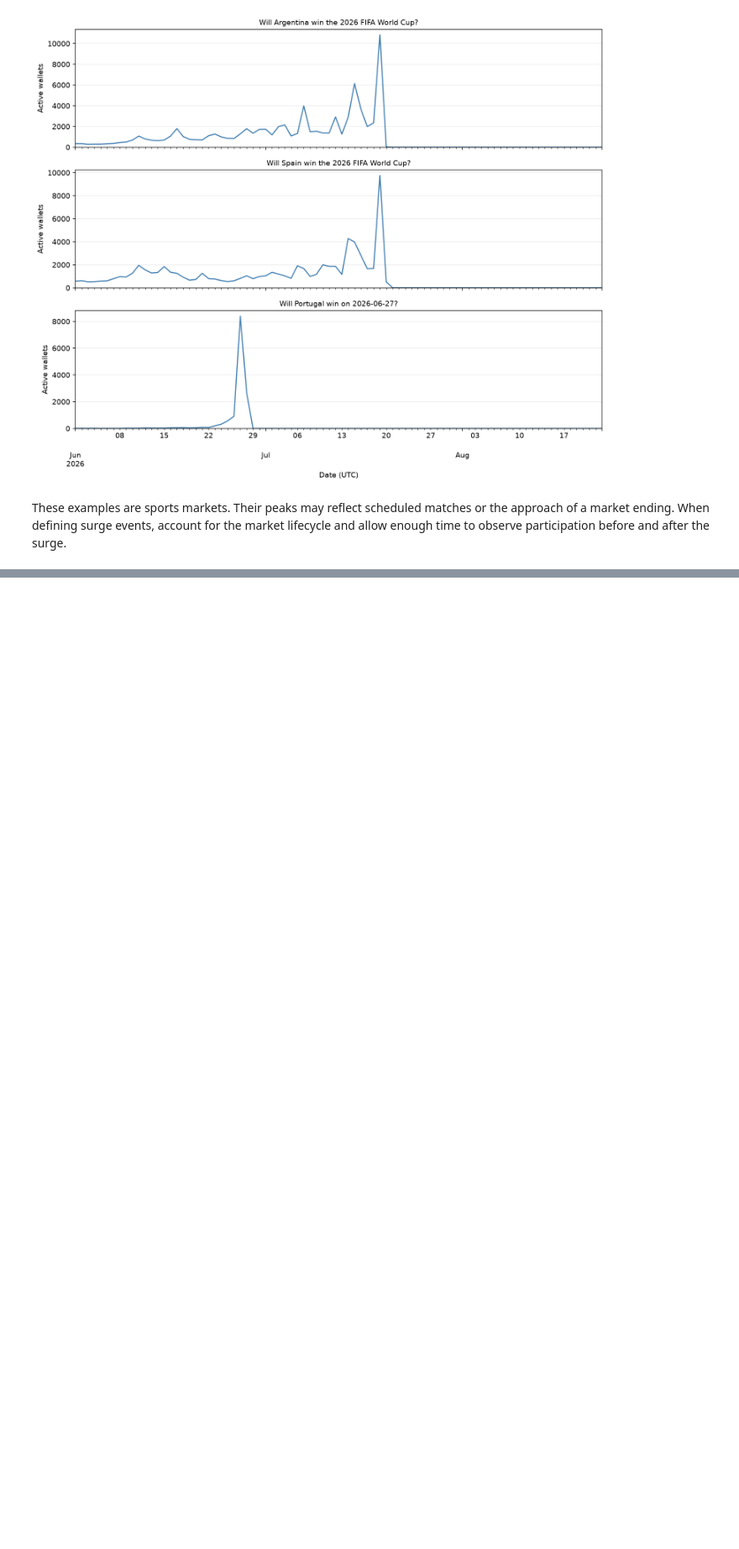
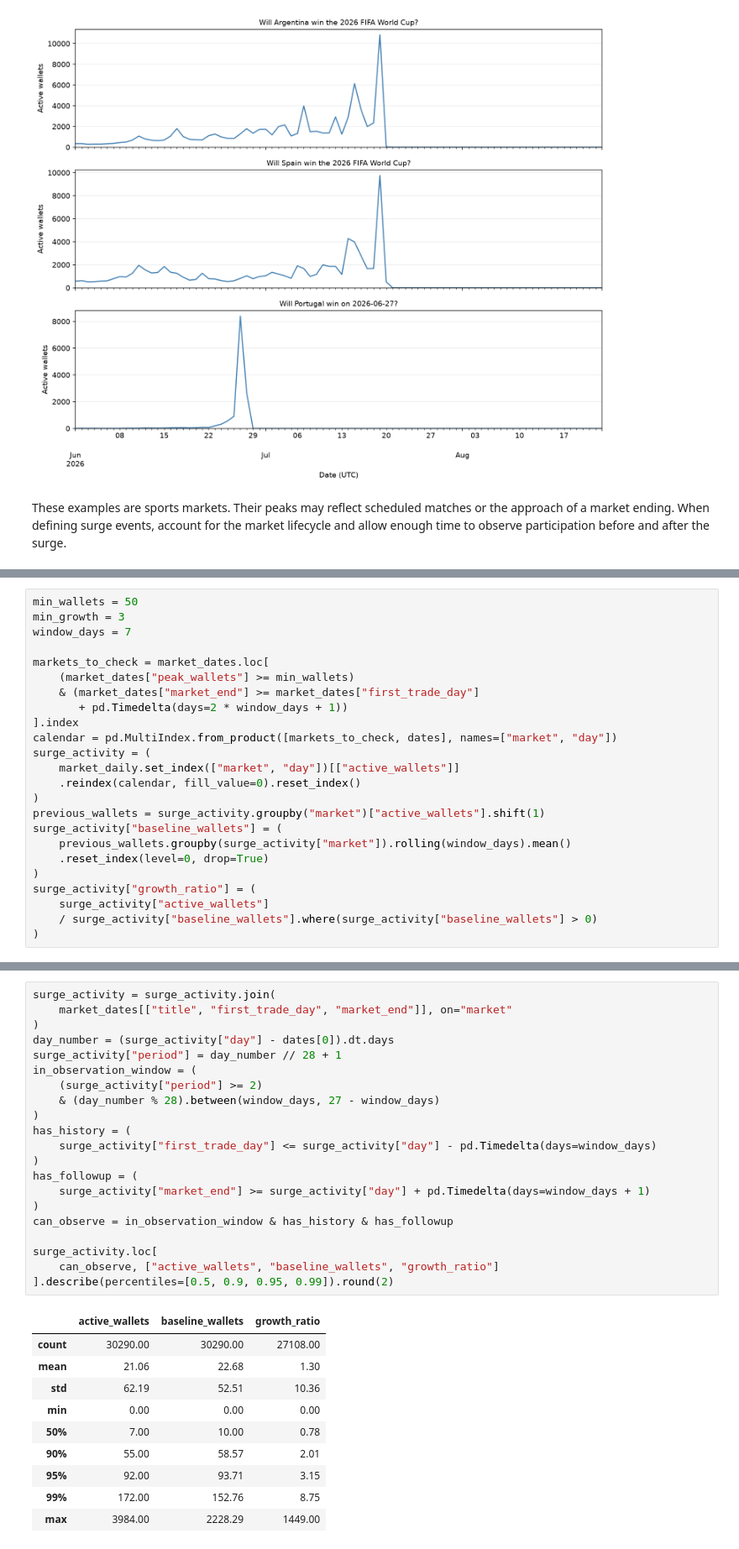
Before and after one commit to Cumuifreer/ucla-stats161-project, a Jupyter notebook: midterm.ipynb, the cells around one changed output, grey strips where cells are left out. Shown at 84% size. Drawn from its saved outputs; the diff is of its cells as text; blank space fills up the shorter version.

```diff
--- a/midterm.ipynb
+++ b/midterm.ipynb
@@ -418,0 +461,24 @@ These examples are sports markets. Their peaks may reflect scheduled matches or
+# %%
+min_wallets = 50
+min_growth = 3
+window_days = 7
+
+markets_to_check = market_dates.loc[
+    (market_dates["peak_wallets"] >= min_wallets)
+    & (market_dates["market_end"] >= market_dates["first_trade_day"]
+       + pd.Timedelta(days=2 * window_days + 1))
+].index
+calendar = pd.MultiIndex.from_product([markets_to_check, dates], names=["market", "day"])
+surge_activity = (
+    market_daily.set_index(["market", "day"])[["active_wallets"]]
+    .reindex(calendar, fill_value=0).reset_index()
+)
+previous_wallets = surge_activity.groupby("market")["active_wallets"].shift(1)
+surge_activity["baseline_wallets"] = (
+    previous_wallets.groupby(surge_activity["market"]).rolling(window_days).mean()
+    .reset_index(level=0, drop=True)
+)
+surge_activity["growth_ratio"] = (
+    surge_activity["active_wallets"]
+    / surge_activity["baseline_wallets"].where(surge_activity["baseline_wallets"] > 0)
+)
@@ -418,0 +489,32 @@ These examples are sports markets. Their peaks may reflect scheduled matches or
+# %%
+surge_activity = surge_activity.join(
+    market_dates[["title", "first_trade_day", "market_end"]], on="market"
+)
+day_number = (surge_activity["day"] - dates[0]).dt.days
+surge_activity["period"] = day_number // 28 + 1
+in_observation_window = (
+    (surge_activity["period"] >= 2)
+    & (day_number % 28).between(window_days, 27 - window_days)
+)
+has_history = (
+    surge_activity["first_trade_day"] <= surge_activity["day"] - pd.Timedelta(days=window_days)
+)
+has_followup = (
+    surge_activity["market_end"] >= surge_activity["day"] + pd.Timedelta(days=window_days + 1)
+)
+can_observe = in_observation_window & has_history & has_followup
+
+surge_activity.loc[
+    can_observe, ["active_wallets", "baseline_wallets", "growth_ratio"]
+].describe(percentiles=[0.5, 0.9, 0.95, 0.99]).round(2)
+# %% [output]
+|  | active_wallets | baseline_wallets | growth_ratio |
+| count | 30290.00 | 30290.00 | 27108.00 |
+| mean | 21.06 | 22.68 | 1.30 |
+| std | 62.19 | 52.51 | 10.36 |
+| min | 0.00 | 0.00 | 0.00 |
+| 50% | 7.00 | 10.00 | 0.78 |
+| 90% | 55.00 | 58.57 | 2.01 |
+| 95% | 92.00 | 93.71 | 3.15 |
+| 99% | 172.00 | 152.76 | 8.75 |
+| max | 3984.00 | 2228.29 | 1449.00 |
```
Also changed, not shown: parts of 9 cells of this notebook, 1 other file.
